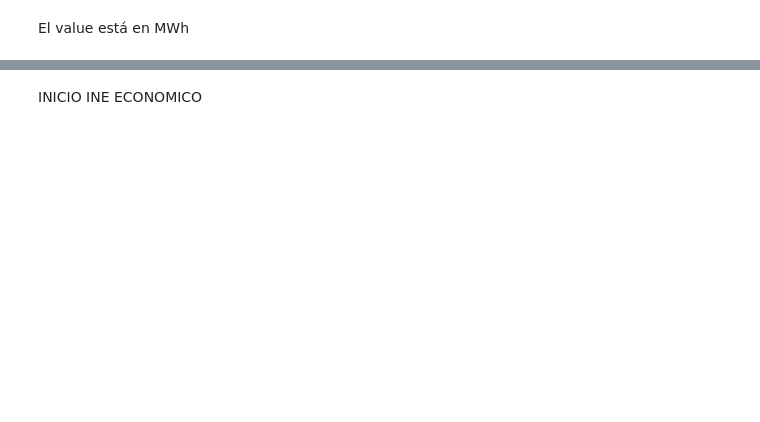
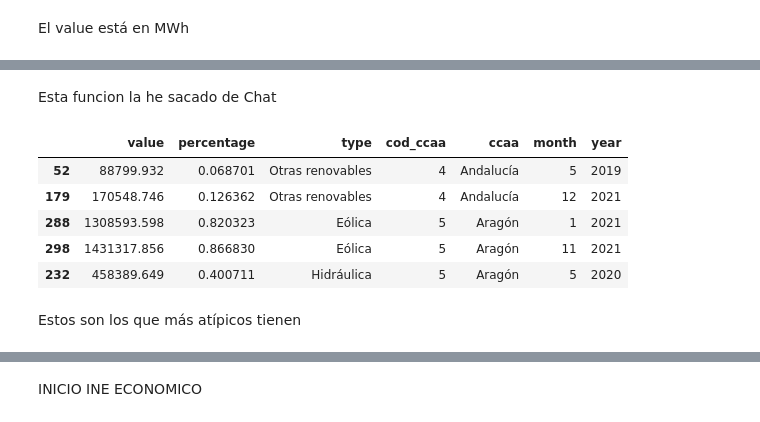
Before and after one commit to jgilsu11/laboratorio-modulo5-leccion01-etl, a Jupyter notebook: Limpieza y Transformacion.ipynb, the cells around one changed output, grey strips where cells are left out. Saved outputs shown, nothing was run; the diff lists cells and outputs as text; code cells hidden in the pictures; blank space fills up the shorter version.

```diff
--- a/Limpieza y Transformacion.ipynb
+++ b/Limpieza y Transformacion.ipynb
@@ -246,0 +246,51 @@ df_todo_oferta.sample(4)
+# %% [markdown]
+Esta funcion la he sacado de Chat
+# %%
+
+def detectar_outliers(df, columna_valor, columna_ccaa, columna_tipo):
+    """
+    Identifica outliers en cada comunidad autónoma y tipo de energía en el dataframe.
+
+    Parámetros:
+    - df: DataFrame con los datos
+    - columna_valor: nombre de la columna con los valores numéricos (ej. 'value')
+    - columna_ccaa: nombre de la columna con las comunidades autónomas (ej. 'ccaa')
+    - columna_tipo: nombre de la columna con los tipos de energía (ej. 'type')
+
+    Retorna:
+    - DataFrame con los outliers y las columnas originales
+    """
+    outliers = []
+
+    # Agrupa por comunidad autónoma y tipo de energía
+    for (ccaa, tipo), grupo in df.groupby([columna_ccaa, columna_tipo]):
+        Q1 = grupo[columna_valor].quantile(0.25)
+        Q3 = grupo[columna_valor].quantile(0.75)
+        IQR = Q3 - Q1
+
+        # Define límites para detectar outliers
+        lower_bound = Q1 - 1.5 * IQR
+        upper_bound = Q3 + 1.5 * IQR
+
+        # Filtra los valores que son outliers
+        outliers_grupo = grupo[(grupo[columna_valor] < lower_bound) | (grupo[columna_valor] > upper_bound)]
+
+        # Añade los outliers al resultado
+        outliers.append(outliers_grupo)
+
+    # Combina todos los outliers en un solo DataFrame
+    df_outliers = pd.concat(outliers)
+    return df_outliers
+
+df_outliers = detectar_outliers(df_todo_oferta, 'value', 'ccaa', 'type')
+
+df_outliers.head()
+# %% [output]
+|  | value | percentage | type | cod_ccaa | ccaa | month | year |
+| 52 | 88799.932 | 0.068701 | Otras renovables | 4 | Andalucía | 5 | 2019 |
+| 179 | 170548.746 | 0.126362 | Otras renovables | 4 | Andalucía | 12 | 2021 |
+| 288 | 1308593.598 | 0.820323 | Eólica | 5 | Aragón | 1 | 2021 |
+| 298 | 1431317.856 | 0.866830 | Eólica | 5 | Aragón | 11 | 2021 |
+| 232 | 458389.649 | 0.400711 | Hidráulica | 5 | Aragón | 5 | 2020 |
+# %% [markdown]
+Estos son los que más atípicos tienen
```
Also changed, not shown: parts of 39 cells of this notebook.
